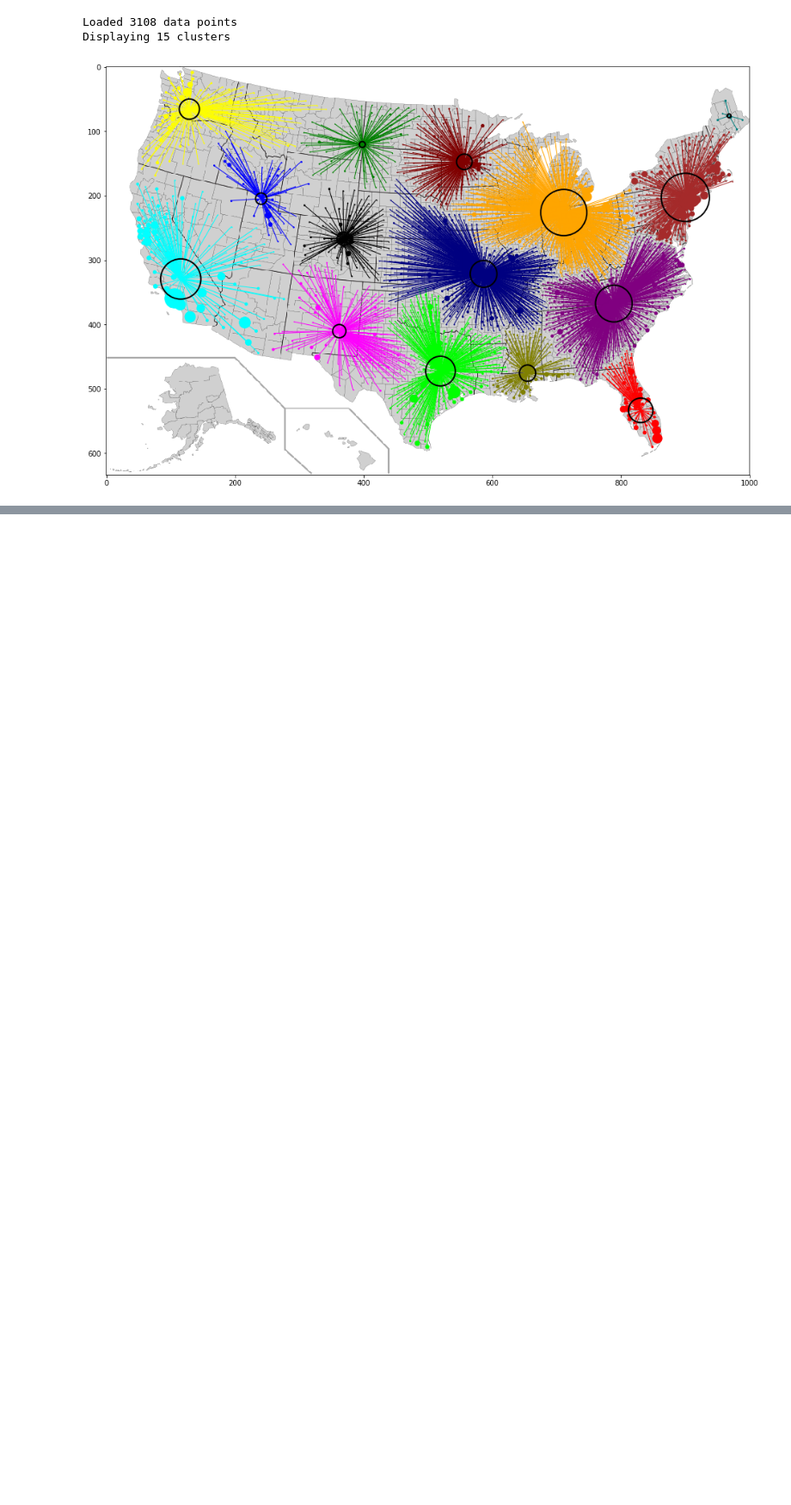
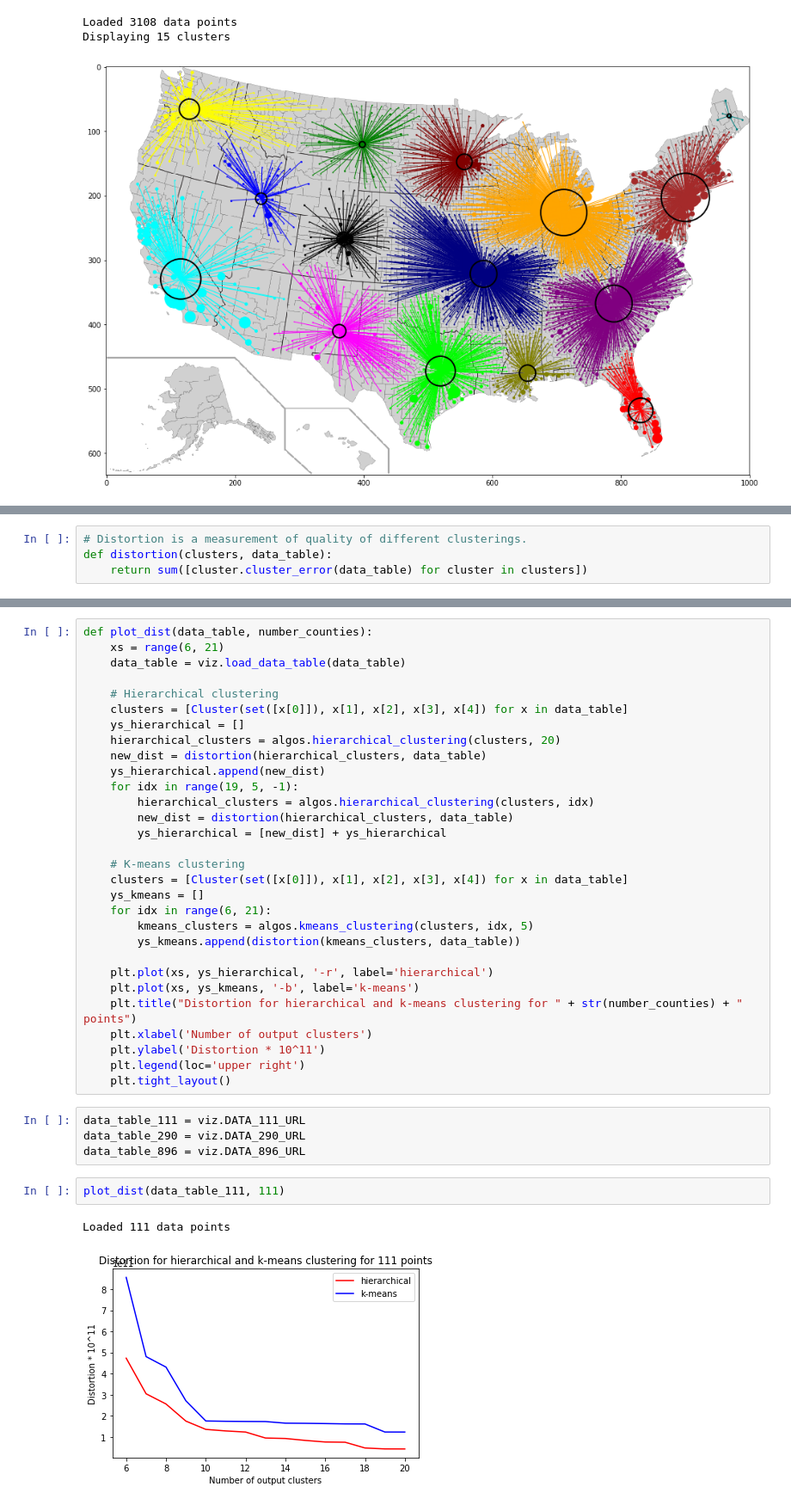
Before and after one commit to xuedong/codebooks, a Jupyter notebook: clustering/clustering.ipynb, the cells around one changed output, grey strips where cells are left out. Shown at 86% size. Drawn from its saved outputs; the diff is of its cells as text; blank space fills up the shorter version.

```diff
--- a/clustering/clustering.ipynb
+++ b/clustering/clustering.ipynb
@@ -58,0 +81,4 @@ visualize(viz.DATA_3108_URL)
+# %%
+# Distortion is a measurement of quality of different clusterings.
+def distortion(clusters, data_table):
+    return sum([cluster.cluster_error(data_table) for cluster in clusters])
@@ -58,0 +108,39 @@ visualize(viz.DATA_3108_URL)
+# %%
+def plot_dist(data_table, number_counties):
+    xs = range(6, 21)
+    data_table = viz.load_data_table(data_table)
+
+    # Hierarchical clustering
+    clusters = [Cluster(set([x[0]]), x[1], x[2], x[3], x[4]) for x in data_table]
+    ys_hierarchical = []
+    hierarchical_clusters = algos.hierarchical_clustering(clusters, 20)
+    new_dist = distortion(hierarchical_clusters, data_table)
+    ys_hierarchical.append(new_dist)
+    for idx in range(19, 5, -1):
+        hierarchical_clusters = algos.hierarchical_clustering(clusters, idx)
+        new_dist = distortion(hierarchical_clusters, data_table)
+        ys_hierarchical = [new_dist] + ys_hierarchical
+
+    # K-means clustering
+    clusters = [Cluster(set([x[0]]), x[1], x[2], x[3], x[4]) for x in data_table]
+    ys_kmeans = []
+    for idx in range(6, 21):
+        kmeans_clusters = algos.kmeans_clustering(clusters, idx, 5)
+        ys_kmeans.append(distortion(kmeans_clusters, data_table))
+
+    plt.plot(xs, ys_hierarchical, '-r', label='hierarchical')
+    plt.plot(xs, ys_kmeans, '-b', label='k-means')
+    plt.title("Distortion for hierarchical and k-means clustering for " + str(number_counties) + " points")
+    plt.xlabel('Number of output clusters')
+    plt.ylabel('Distortion * 10^11')
+    plt.legend(loc='upper right')
+    plt.tight_layout()
+# %%
+data_table_111 = viz.DATA_111_URL
+data_table_290 = viz.DATA_290_URL
+data_table_896 = viz.DATA_896_URL
+# %%
+plot_dist(data_table_111, 111)
+# %% [output]
+Loaded 111 data points
+[figure, added]
```
Also changed, not shown: parts of 10 cells of this notebook.
